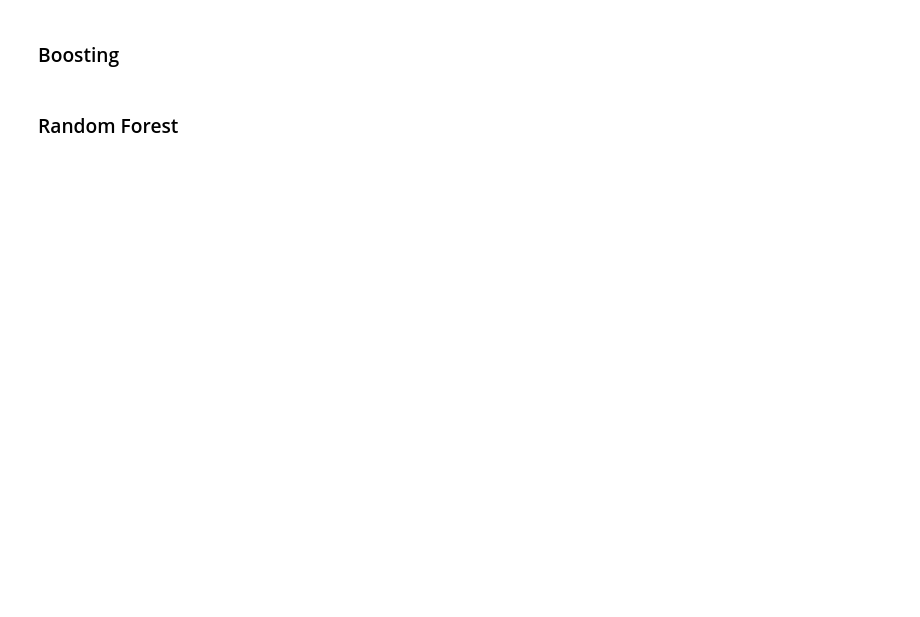
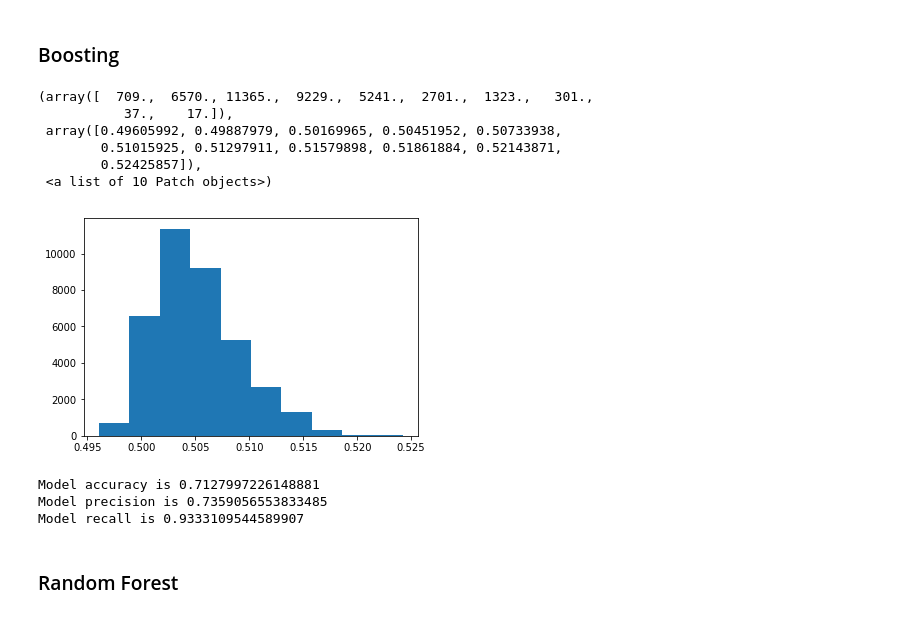
Before and after one commit to jmlangston/machine-learning, a Jupyter notebook: pipeline-improved/hw3_writeup.ipynb, the cells around one changed output. Saved outputs shown, nothing was run; the diff lists cells and outputs as text; code cells hidden in the pictures; blank space fills up the shorter version.

```diff
--- a/pipeline-improved/hw3_writeup.ipynb
+++ b/pipeline-improved/hw3_writeup.ipynb
@@ -299,4 +323,23 @@ svm = pl.fit_svm(x_train, y_train)
 # %% [markdown]
 ### Boosting
+# %%
+boost = pl.fit_boosting_classifier(x_train, y_train)
+predicted_boost_scores = boost.predict_proba(x_test)[:,1]
+plt.hist(predicted_boost_scores)
+# %% [output]
+(array([  709.,  6570., 11365.,  9229.,  5241.,  2701.,  1323.,   301.,
+           37.,    17.]),
+ array([0.49605992, 0.49887979, 0.50169965, 0.50451952, 0.50733938,
+        0.51015925, 0.51297911, 0.51579898, 0.51861884, 0.52143871,
+        0.52425857]),
+ <a list of 10 Patch objects>)
+[figure, added]
+# %%
+boost_threshold = 0.5005
+pl.evaluate_model(predicted_boost_scores, y_test, boost_threshold)
+# %% [output]
+Model accuracy is 0.7127997226148881
+Model precision is 0.7359056553833485
+Model recall is 0.9333109544589907
 # %% [markdown]
 ### Random Forest
```
Also changed, not shown: parts of 10 cells of this notebook, 1 other file.
